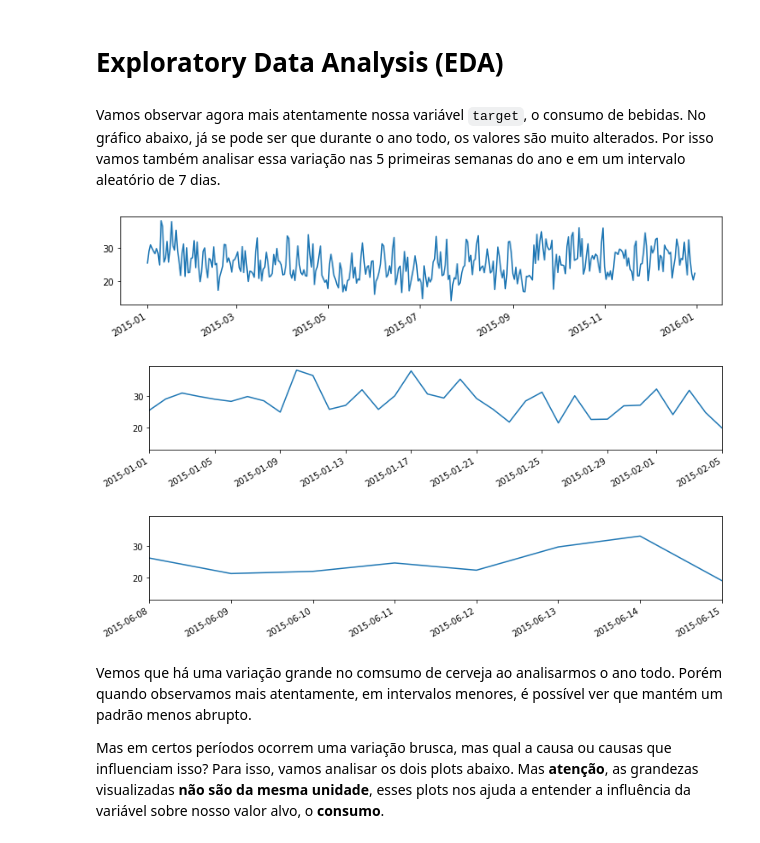
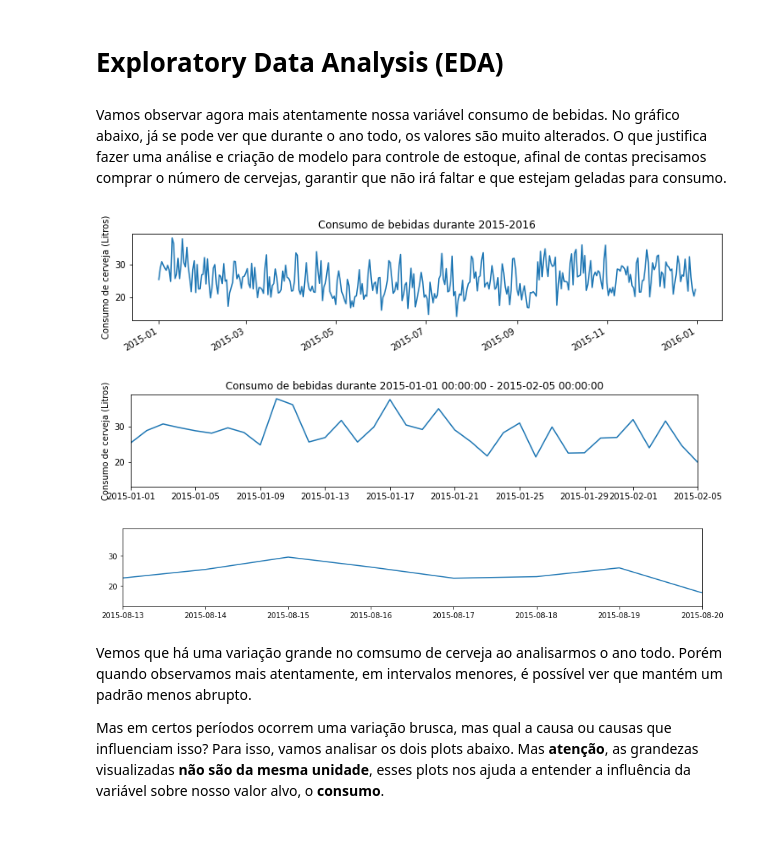
Before and after one commit to thiagolopes97/Portifolio_Projetos, a Jupyter notebook: Reg_Cerveja_SP.ipynb, the cells around one changed output. Cells and saved outputs as stored; diff of their text form; code cells hidden in the pictures.

```diff
--- a/Reg_Cerveja_SP.ipynb
+++ b/Reg_Cerveja_SP.ipynb
@@ -286,29 +291,38 @@ df_clean.head()
 # %% [markdown]
 # Exploratory Data Analysis (EDA)
 # %% [markdown]
-Vamos observar agora mais atentamente nossa variável `target`, o consumo de bebidas. No gráfico abaixo, já se pode ser que durante o ano todo, os valores são muito alterados. Por isso vamos também analisar essa variação nas 5 primeiras semanas do ano e em um intervalo aleatório de 7 dias.
+Vamos observar agora mais atentamente nossa variável consumo de bebidas. No gráfico abaixo, já se pode ver que durante o ano todo, os valores são muito alterados. O que justifica fazer uma análise e criação de modelo para controle de estoque, afinal de contas precisamos comprar o número de cervejas, garantir que não irá faltar e que estejam geladas para consumo.
 # %%
+# Visualização do consumo durante todo o ano
 fig, ax = plt.subplots(figsize=(12,2))
 ax.plot_date(x='data',y='consumo',data=df_clean,fmt='-');
+plt.title('Consumo de bebidas durante 2015-2016')
+plt.ylabel('Consumo de cerveja (Litros)')
 fig.autofmt_xdate()
 
+# Visualização do consumo durante as duas primeiras semanas
 fig, ax = plt.subplots(figsize=(12,2))
 ax.plot_date(x='data',y='consumo',data=df_clean,fmt='-')
+ax.set_xlim(df_clean['data'][0], df_clean['data'][35])
+plt.title('Consumo de bebidas durante {} - {}'.format(df_clean['data'][0],df_clean['data'][35]))
+plt.ylabel('Consumo de cerveja (Litros)')
+#fig.autofmt_xdate()
 
-ax.set_xlim(df_clean['data'][0], df_clean['data'][35])
-fig.autofmt_xdate()
 
+# Visualização do consumo durante todo o ano
 fig, ax = plt.subplots(figsize=(12,2))
 ax.plot_date(x='data',y='consumo',data=df_clean,fmt='-')
-
 rand = np.random.randint(0,350)
 ax.set_xlim(df_clean['data'][rand], df_clean['data'][rand+7])
-fig.autofmt_xdate()
+#fig.autofmt_xdate()
+
+
+plt.tight_layout()
 plt.show()
 # %% [output]
-[figure, old version]
+[figure, new version]
-[figure, old version]
+[figure, new version]
-[figure, old version]
+[figure, new version]
 # %% [markdown]
 Vemos que há uma variação grande no comsumo de cerveja ao analisarmos o ano todo. Porém quando observamos mais atentamente, em intervalos menores, é possível ver que mantém um padrão menos abrupto.
 
```
Also changed, not shown: parts of 18 cells of this notebook.
